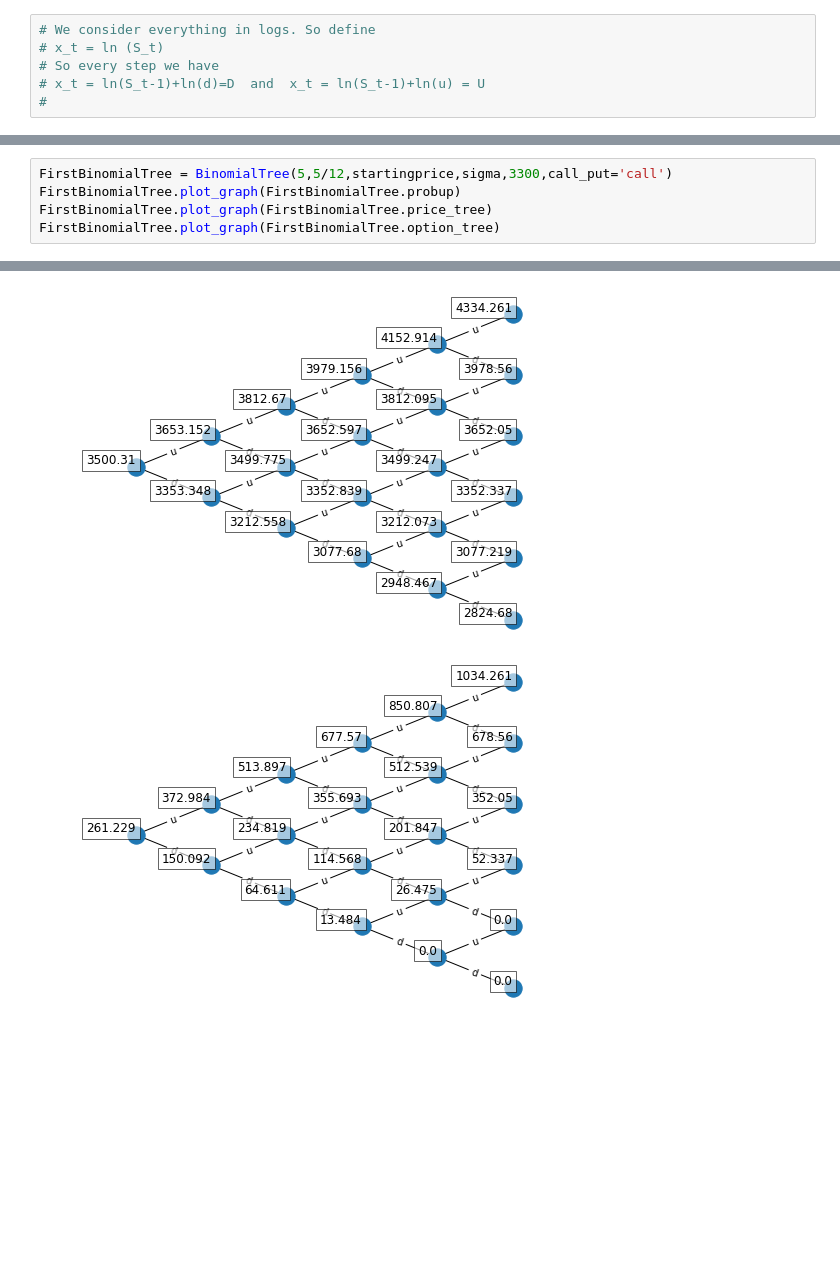
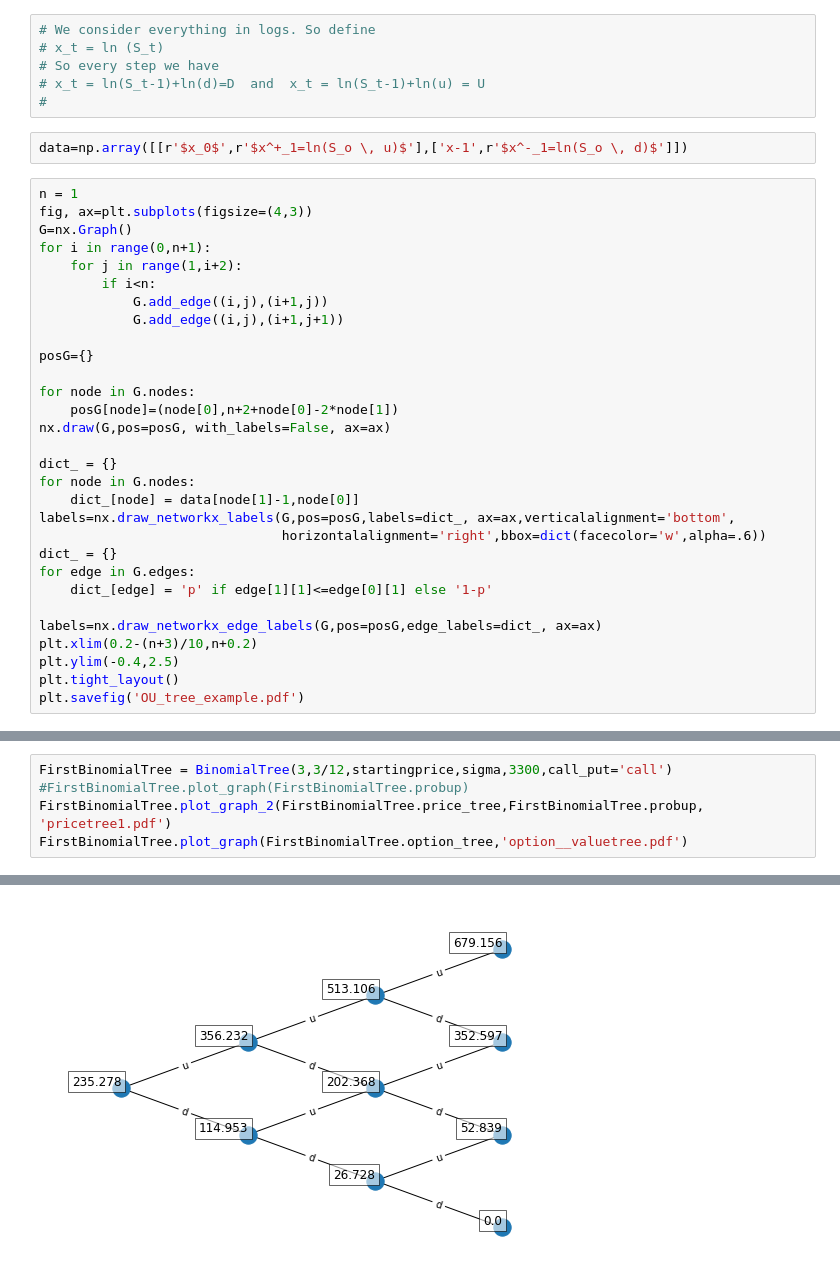
Before and after one commit to LuukOudshoorn25/SPFDM1, a Jupyter notebook: SPFDM 1.ipynb, the cells around one changed output, grey strips where cells are left out. Drawn from its saved outputs; the diff is of its cells as text; blank space fills up the shorter version.

Commit message:
Fixed binomial tree

```diff
--- a/SPFDM 1.ipynb
+++ b/SPFDM 1.ipynb
@@ -353,3 +353,35 @@ http://pandas.pydata.org/pandas-docs/stable/user_guide/indexing.html#ix-indexer-
 # So every step we have
 # x_t = ln(S_t-1)+ln(d)=D  and  x_t = ln(S_t-1)+ln(u) = U
 #
+# %%
+data=np.array([[r'$x_0$',r'$x^+_1=ln(S_o \, u)$'],['x-1',r'$x^-_1=ln(S_o \, d)$']])
+# %%
+n = 1
+fig, ax=plt.subplots(figsize=(4,3))
+G=nx.Graph()
+for i in range(0,n+1):
+    for j in range(1,i+2):
+        if i<n:
+            G.add_edge((i,j),(i+1,j))
+            G.add_edge((i,j),(i+1,j+1))
+
+posG={}
+
+for node in G.nodes:
+    posG[node]=(node[0],n+2+node[0]-2*node[1])
+nx.draw(G,pos=posG, with_labels=False, ax=ax)
+
+dict_ = {}
+for node in G.nodes:
+    dict_[node] = data[node[1]-1,node[0]]
+labels=nx.draw_networkx_labels(G,pos=posG,labels=dict_, ax=ax,verticalalignment='bottom',
+                               horizontalalignment='right',bbox=dict(facecolor='w',alpha=.6))
+dict_ = {}
+for edge in G.edges:
+    dict_[edge] = 'p' if edge[1][1]<=edge[0][1] else '1-p'
+
+labels=nx.draw_networkx_edge_labels(G,pos=posG,edge_labels=dict_, ax=ax)
+plt.xlim(0.2-(n+3)/10,n+0.2)
+plt.ylim(-0.4,2.5)
+plt.tight_layout()
+plt.savefig('OU_tree_example.pdf')
@@ -466,8 +535,8 @@ class BinomialTree():
             plt.savefig(filename,dpi=500,bbox_inches='tight')
         return
 # %%
-FirstBinomialTree = BinomialTree(5,5/12,startingprice,sigma,3300,call_put='call')
-FirstBinomialTree.plot_graph(FirstBinomialTree.probup)
-FirstBinomialTree.plot_graph(FirstBinomialTree.price_tree)
-FirstBinomialTree.plot_graph(FirstBinomialTree.option_tree)
+FirstBinomialTree = BinomialTree(3,3/12,startingprice,sigma,3300,call_put='call')
+#FirstBinomialTree.plot_graph(FirstBinomialTree.probup)
+FirstBinomialTree.plot_graph_2(FirstBinomialTree.price_tree,FirstBinomialTree.probup, 'pricetree1.pdf')
+FirstBinomialTree.plot_graph(FirstBinomialTree.option_tree,'option__valuetree.pdf')
 # %% [output]
@@ -475,5 +544,4 @@ FirstBinomialTree.plot_graph(FirstBinomialTree.option_tree)
-[figure, old version]
+[figure, new version]
-[figure, removed]
 # %%
 # Exercise 1: Monte Carlo Simulation
 class MonteCarlo():
```
Also changed, not shown: parts of 5 cells of this notebook, 3 other files.
